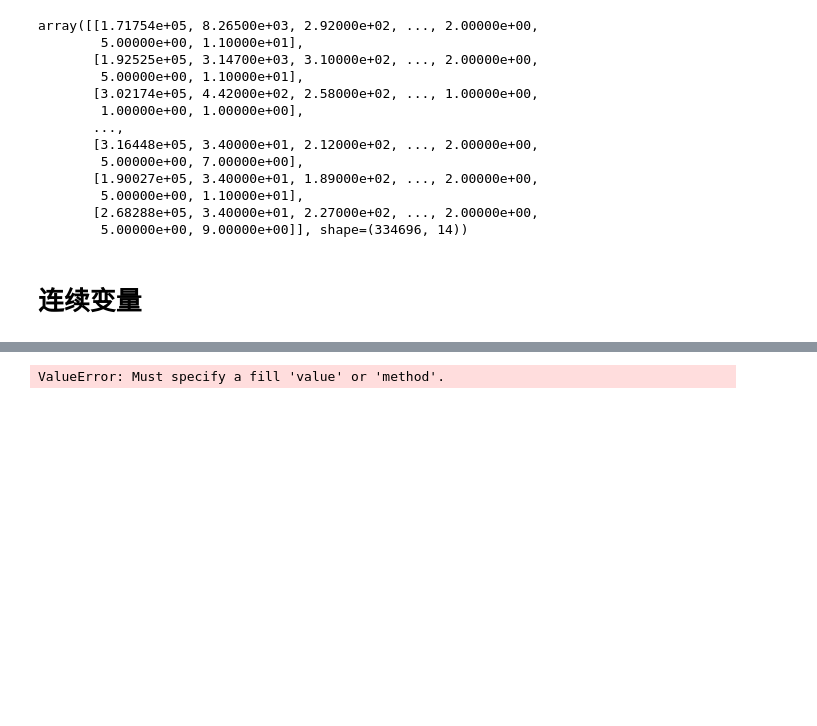
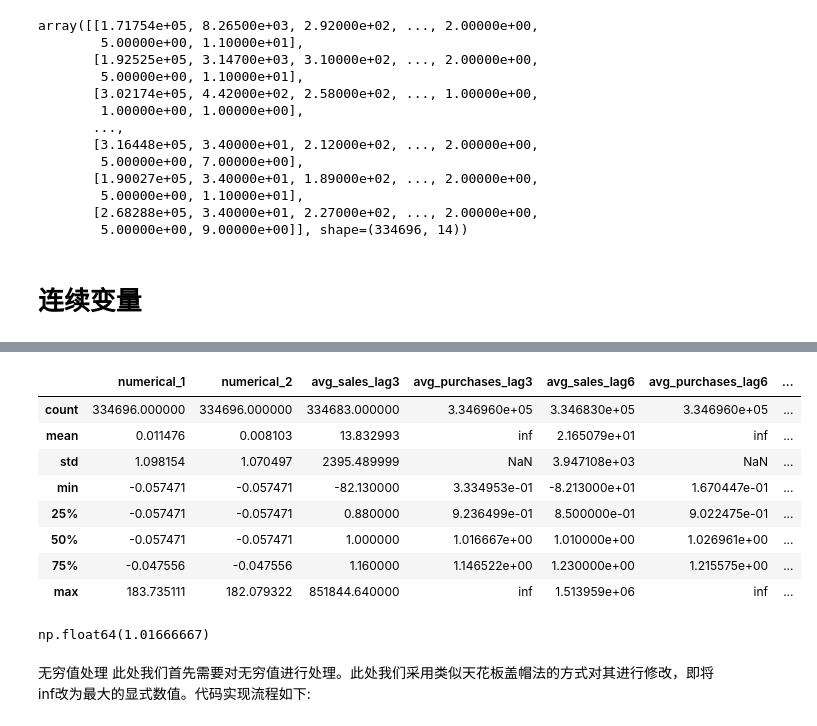
Before and after one commit to Waitmeplea/dl_learning, a Jupyter notebook: kaggle/learning.ipynb, the cells around one changed output, grey strips where cells are left out. Cells and saved outputs as stored; diff of their text form; code cells hidden in the pictures; blank space fills up the shorter version.

```diff
--- a/kaggle/learning.ipynb
+++ b/kaggle/learning.ipynb
@@ -454,4 +470,4 @@ array([[1.71754e+05, 8.26500e+03, 2.92000e+02, ..., 2.00000e+00,
 # %% [markdown]
 # 连续变量
 # %%
-merchant_info[continus_feature].avg
+continus_feature_info=merchant_info[continus_feature].copy()
@@ -471,0 +486,12 @@ merchant_info[continus_feature].avg
+# %%
+continus_feature_info.describe()
+# %% [output]
+|  | numerical_1 | numerical_2 | avg_sales_lag3 | avg_purchases_lag3 | avg_sales_lag6 | avg_purchases_lag6 | ... |
+| count | 334696.000000 | 334696.000000 | 334683.000000 | 3.346960e+05 | 3.346830e+05 | 3.346960e+05 | ... |
+| mean | 0.011476 | 0.008103 | 13.832993 | inf | 2.165079e+01 | inf | ... |
+| std | 1.098154 | 1.070497 | 2395.489999 | NaN | 3.947108e+03 | NaN | ... |
+| min | -0.057471 | -0.057471 | -82.130000 | 3.334953e-01 | -8.213000e+01 | 1.670447e-01 | ... |
+| 25% | -0.057471 | -0.057471 | 0.880000 | 9.236499e-01 | 8.500000e-01 | 9.022475e-01 | ... |
+| 50% | -0.057471 | -0.057471 | 1.000000 | 1.016667e+00 | 1.010000e+00 | 1.026961e+00 | ... |
+| 75% | -0.047556 | -0.047556 | 1.160000 | 1.146522e+00 | 1.230000e+00 | 1.215575e+00 | ... |
+| max | 183.735111 | 182.079322 | 851844.640000 | inf | 1.513959e+06 | inf | ... |
@@ -472,4 +502,11 @@ merchant_info[continus_feature].avg
+# %%
+avg_purchases_lag3_mid
+# %% [output]
+np.float64(1.01666667)
 # %%
-merchant_info[continus_feature].fillna()
+continus_feature_info['avg_purchases_lag3']=continus_feature_info['avg_purchases_lag3'].fillna(avg_purchases_lag3_mid)
+continus_feature_info['avg_purchases_lag6']=continus_feature_info['avg_purchases_lag6'].fillna(avg_purchases_lag6_mid)
+continus_feature_info['avg_purchases_lag12']=continus_feature_info['avg_purchases_lag12'].fillna(avg_purchases_lag12_mid)
-# %% [output]
-ValueError: Must specify a fill 'value' or 'method'.
+# %% [markdown]
+无穷值处理
+此处我们首先需要对无穷值进行处理。此处我们采用类似天花板盖帽法的方式对其进行修改，即将inf改为最大的显式数值。代码实现流程如下:
```
Also changed, not shown: parts of 20 cells of this notebook.
